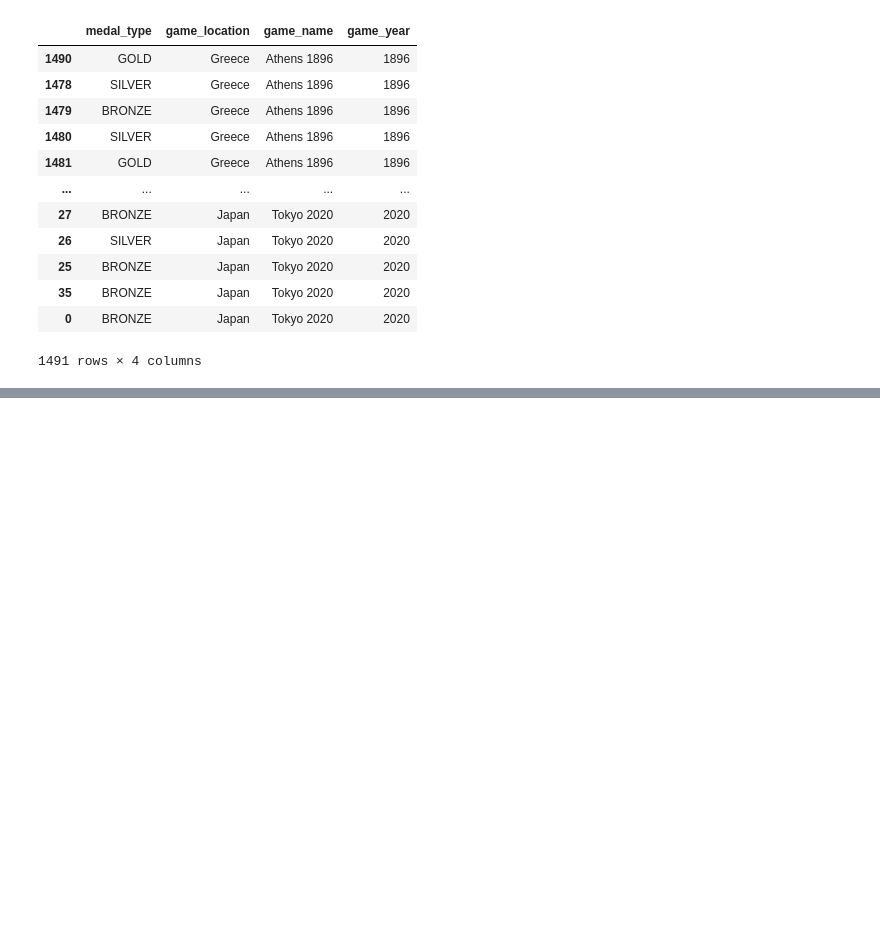
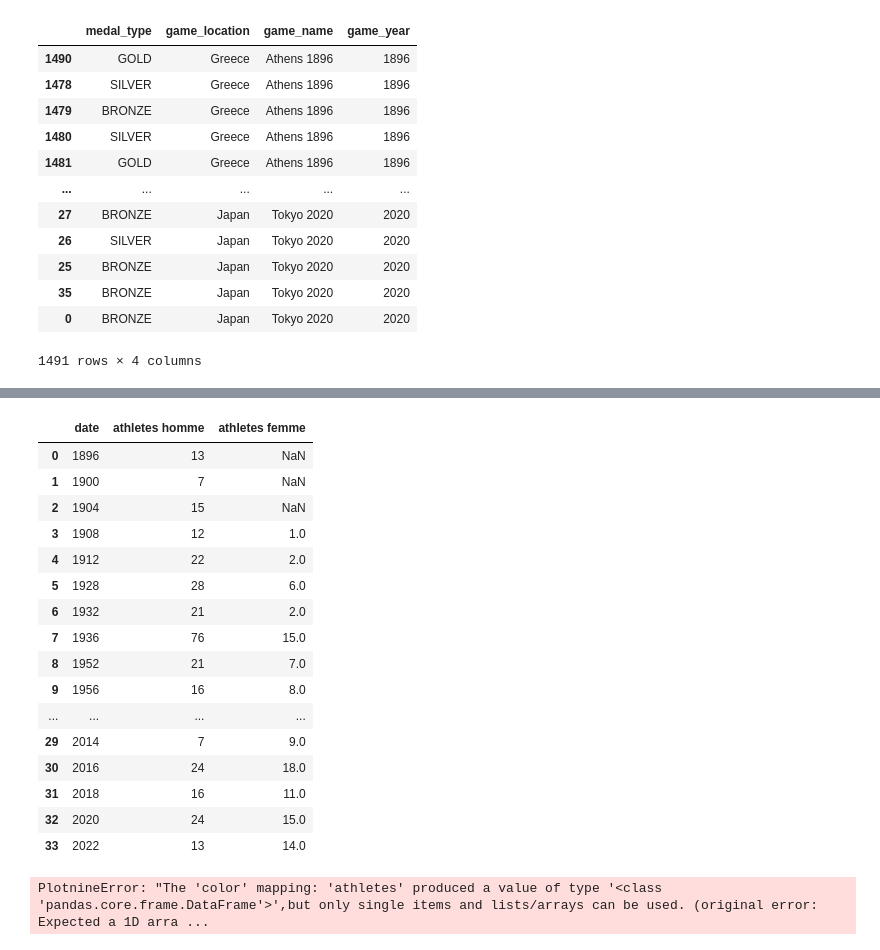
Before and after one commit to brmuloot/Jeux-Olympiques, a Jupyter notebook: Jeux_olympiques.ipynb, the cells around one changed output, grey strips where cells are left out. Drawn from its saved outputs; the diff is of its cells as text; code cells hidden in the pictures; blank space fills up the shorter version.

```diff
--- a/Jeux_olympiques.ipynb
+++ b/Jeux_olympiques.ipynb
@@ -670,0 +750,29 @@ df
+# %%
+A = pd.merge(HommeY,FemmeY, how = "outer")
+A
+# %% [output]
+|  | date | athletes homme | athletes femme |
+| 0 | 1896 | 13 | NaN |
+| 1 | 1900 | 7 | NaN |
+| 2 | 1904 | 15 | NaN |
+| 3 | 1908 | 12 | 1.0 |
+| 4 | 1912 | 22 | 2.0 |
+| 5 | 1928 | 28 | 6.0 |
+| 6 | 1932 | 21 | 2.0 |
+| 7 | 1936 | 76 | 15.0 |
+| 8 | 1952 | 21 | 7.0 |
+| 9 | 1956 | 16 | 8.0 |
+| ... | ... | ... | ... |
+| 29 | 2014 | 7 | 9.0 |
+| 30 | 2016 | 24 | 18.0 |
+| 31 | 2018 | 16 | 11.0 |
+| 32 | 2020 | 24 | 15.0 |
+| 33 | 2022 | 13 | 14.0 |
+# %%
+(ggplot(A)
+ + geom_line(aes(x='date', y='athletes femme',color="athletes femme"))
+ + geom_line(aes(x='date', y='athletes homme', color="athletes"))
+ + ggtitle('Athletes')
+)
+# %% [output]
+PlotnineError: "The 'color' mapping: 'athletes' produced a value of type '<class 'pandas.core.frame.DataFrame'>',but only single items and lists/arrays can be used. (original error: Expected a 1D arra ...
```
Also changed, not shown: parts of 20 cells of this notebook, 5 other files.
